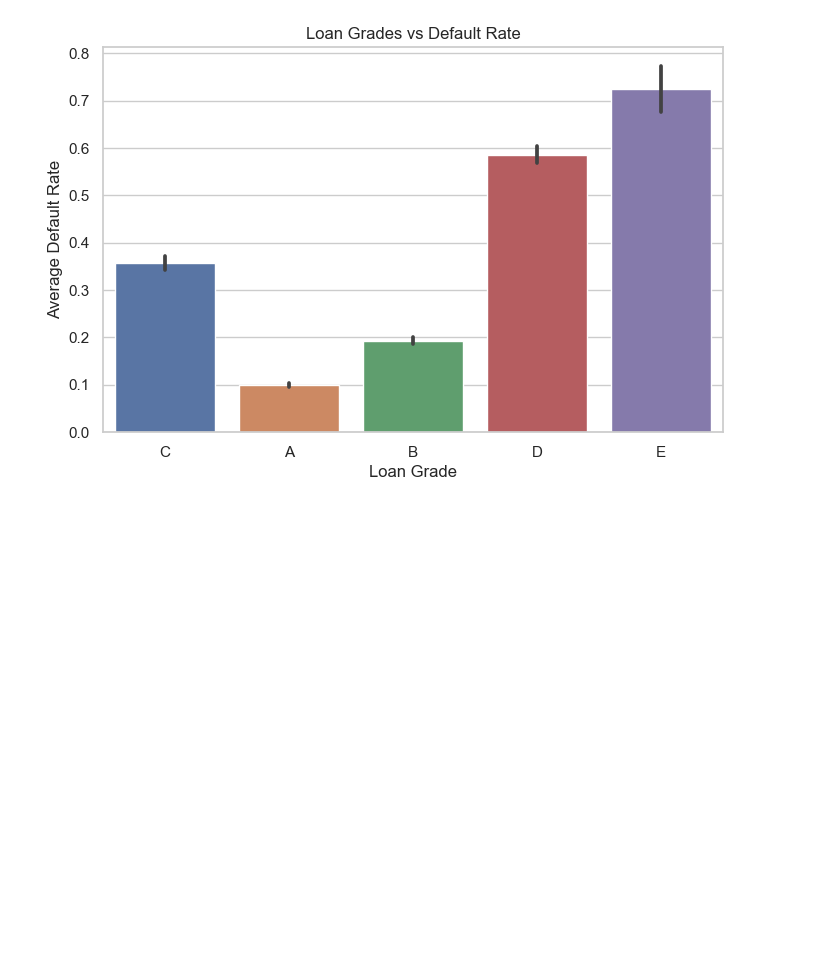
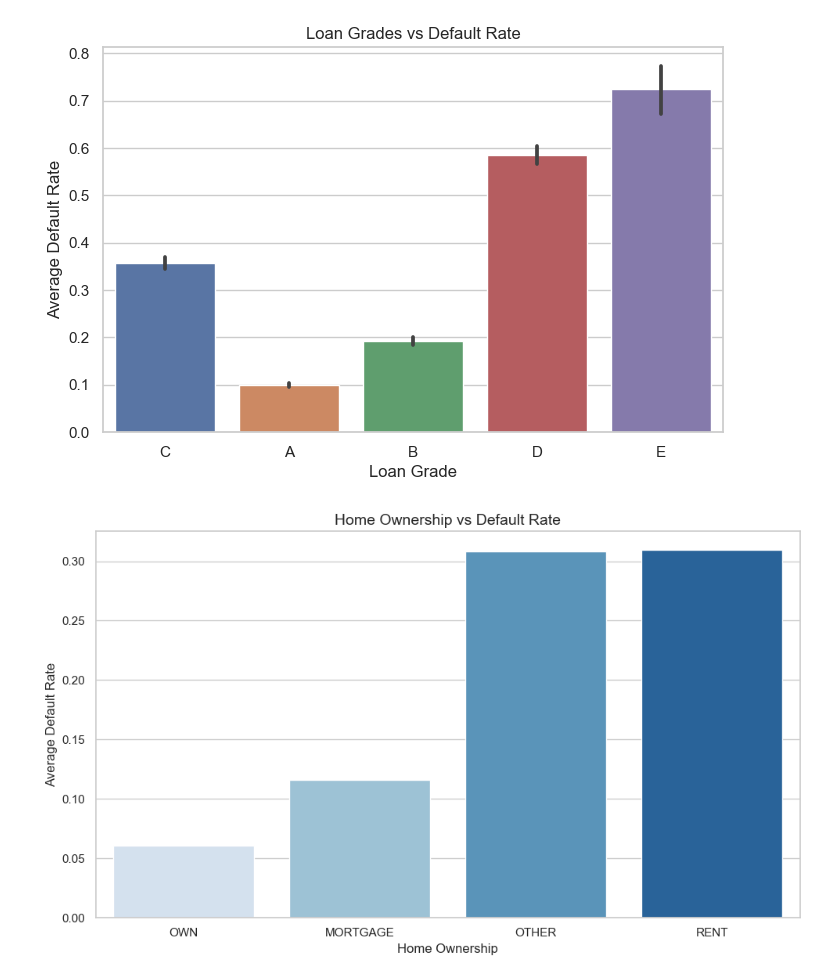
Before and after one commit to Denis060/Loan_Default_Prediction, a Jupyter notebook: notebooks/02_eda_analysis.ipynb, the cells around one changed output. Cells and saved outputs as stored; diff of their text form; code cells hidden in the pictures; blank space fills up the shorter version.

Commit message:
Updated EDA visuals and second delivery presentation content

```diff
--- a/notebooks/02_eda_analysis.ipynb
+++ b/notebooks/02_eda_analysis.ipynb
@@ -212,3 +212,16 @@ plt.ylabel("Average Default Rate")
 plt.show()
 # %% [output]
 [figure]
+# %%
+plt.figure(figsize=(10, 6))
+home_default = df.groupby("home_ownership")["Current_loan_status"].mean().sort_values()
+sns.barplot(x=home_default.index, y=home_default.values, palette="Blues")
+plt.title("Home Ownership vs Default Rate", fontsize=14)
+plt.xlabel("Home Ownership")
+plt.ylabel("Average Default Rate")
+plt.tight_layout()
+plt.show()
+#plt.savefig(f"{output_dir}/4_home_ownership_vs_default.png")
+#plt.close()
+# %% [output]
+[figure, added]
```
Also changed, not shown: parts of 2 cells of this notebook, 12 other files.
